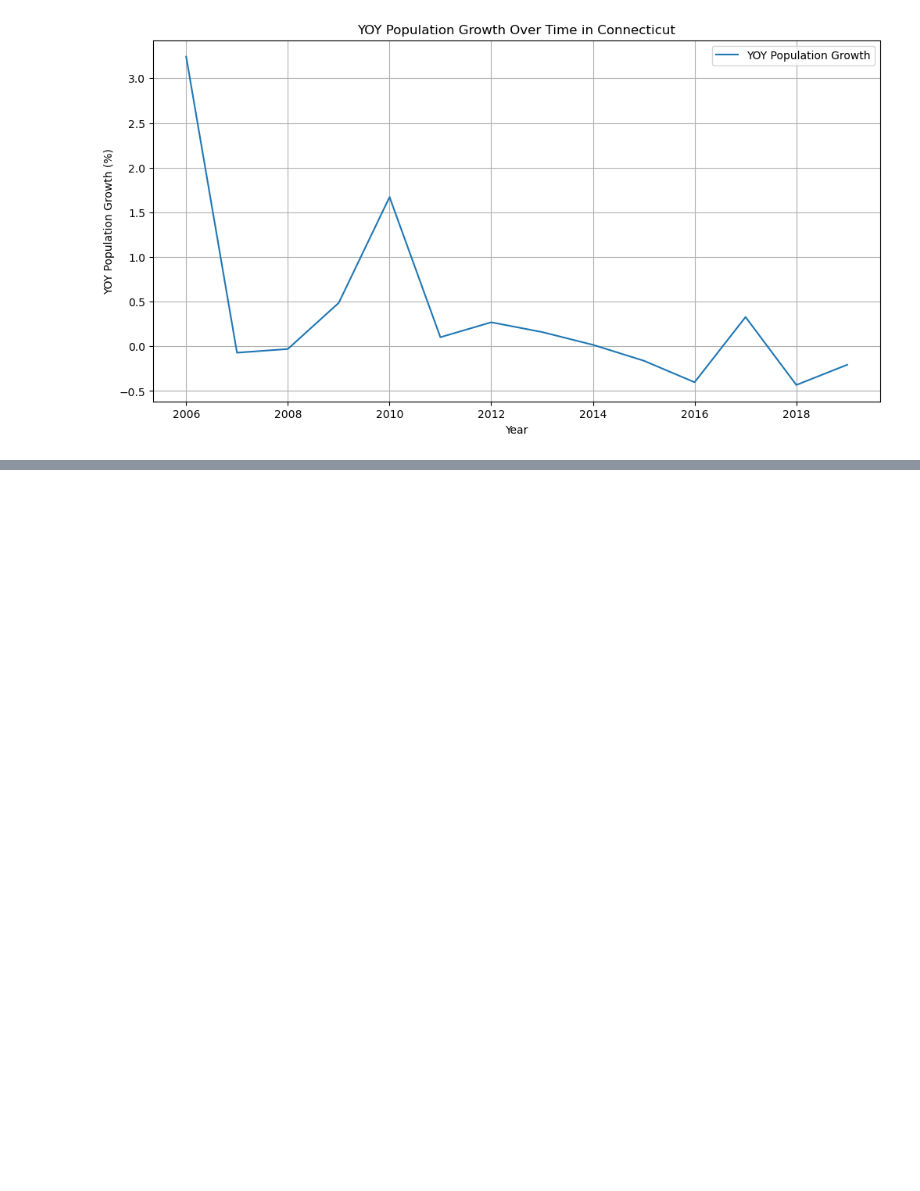
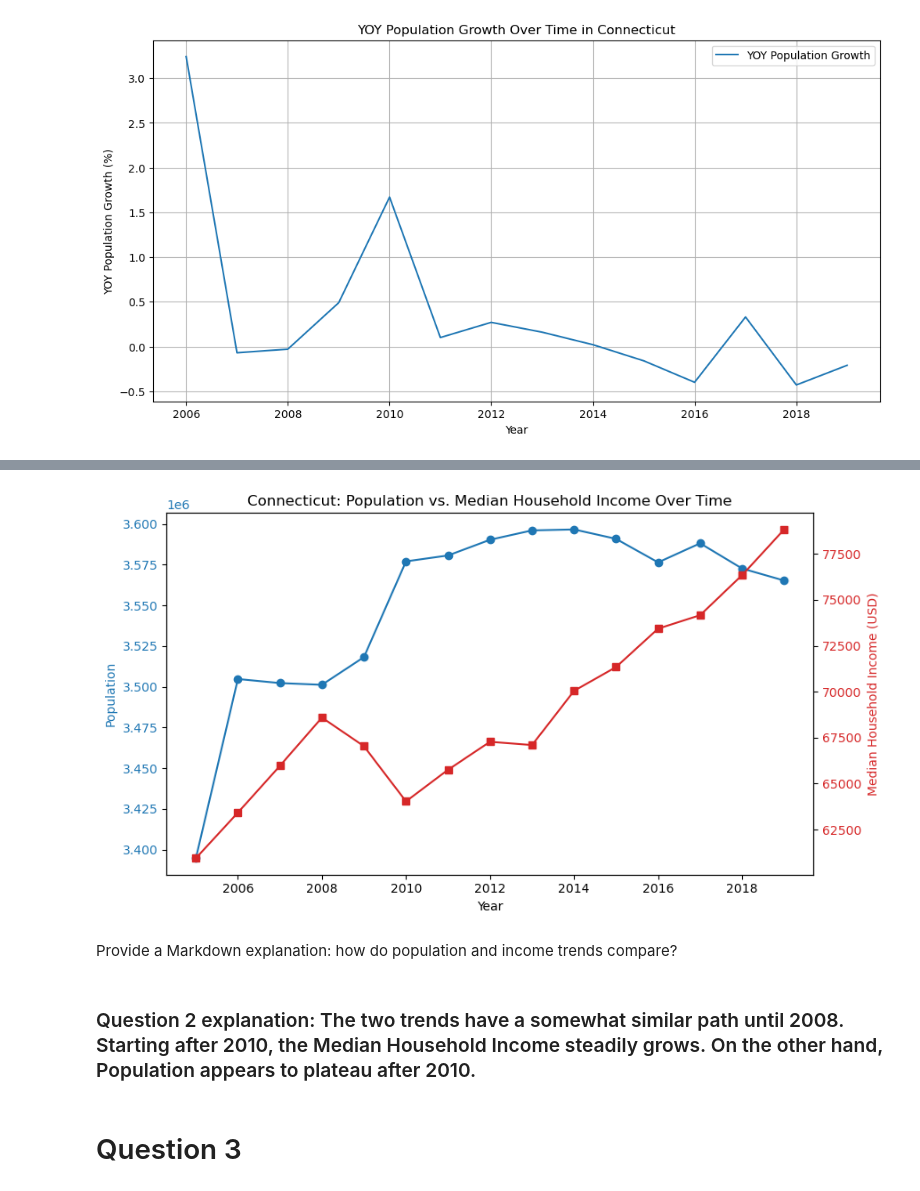
Before and after one commit to JasonM49/ia340-2025-demo-jmiller, a Jupyter notebook: MillerLab6.ipynb, the cells around one changed output, grey strips where cells are left out. Drawn from its saved outputs; the diff is of its cells as text; code cells hidden in the pictures; blank space fills up the shorter version.

```diff
--- a/MillerLab6.ipynb
+++ b/MillerLab6.ipynb
@@ -174,0 +198,15 @@ plt.show()
+# %%
+# Join income and population tables, selecting values for all years
+sql = """
+SELECT
+  p.year,
+  p.pop,
+  i.income
+FROM population AS p
+JOIN income AS i
+  ON p.fips = i.fips AND p.year = i.year
+WHERE p.fips = '09'
+ORDER BY p.year;
+"""
+# %%
+df = pd.read_sql(sql, conn)
@@ -174,0 +249,27 @@ plt.show()
+# %%
+fig, ax1 = plt.subplots(figsize=(9,5))
+
+# Left axis — Population
+ax1.plot(df['year'], df['pop'], color='tab:blue', marker='o', label='Population')
+ax1.set_xlabel('Year')
+ax1.set_ylabel('Population', color='tab:blue')
+ax1.tick_params(axis='y', labelcolor='tab:blue')
+
+# Right axis — Median Household Income
+ax2 = ax1.twinx()
+ax2.plot(df['year'], df['income'], color='tab:red', marker='s', label='Median Income')
+ax2.set_ylabel('Median Household Income (USD)', color='tab:red')
+ax2.tick_params(axis='y', labelcolor='tab:red')
+
+plt.title("Connecticut: Population vs. Median Household Income Over Time")
+fig.tight_layout()
+plt.show()
+# %% [output]
+[figure, added]
+# %% [markdown]
+Provide a Markdown explanation: how do population and income trends
+compare?
+# %% [markdown]
+### Question 2 explanation: The two trends have a somewhat similar path until 2008. Starting after 2010, the Median Household Income steadily grows. On the other hand, Population appears to plateau after 2010.
+# %% [markdown]
+# Question 3
```
Also changed, not shown: parts of 18 cells of this notebook.
